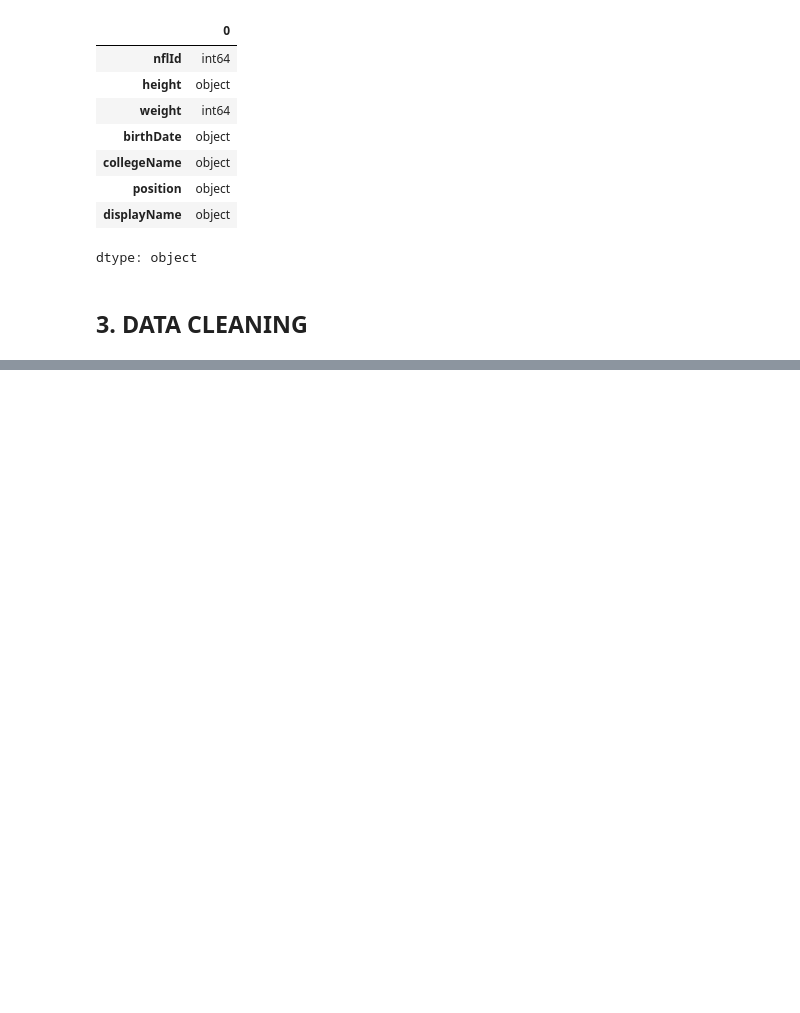
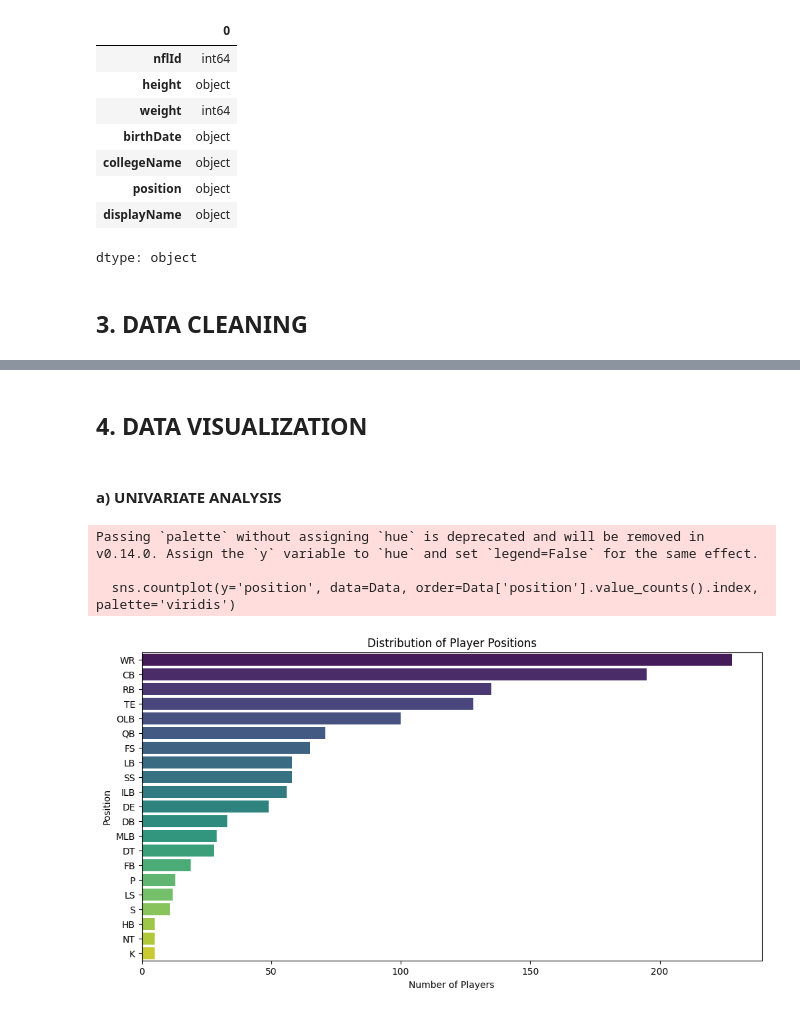
Before and after one commit to SylviaMwai/NFL-Players-Analytics-EDA-, a Jupyter notebook: NFL_Players_Analytics_(EDA).ipynb, the cells around one changed output, grey strips where cells are left out. Drawn from its saved outputs; the diff is of its cells as text; code cells hidden in the pictures; blank space fills up the shorter version.

```diff
--- a/NFL_Players_Analytics_(EDA).ipynb
+++ b/NFL_Players_Analytics_(EDA).ipynb
@@ -103,3 +103,7 @@ Data.dtypes
 dtype: object
 # %% [markdown]
 ## 3. DATA CLEANING
+# %%
+#Removing duplicates
+Data.drop_duplicates(inplace=True)
+Data.head(8)
@@ -105,0 +132,5 @@ dtype: object
+# %%
+#missing values for non-numerics
+#The lambda function applies the mode function to each non-numeric column and returns the most frequent value.
+Data.fillna(Data.select_dtypes(exclude=np.number).apply(lambda x: x.mode()[0]), inplace=True)
+Data.sample(10)
@@ -105,0 +198,16 @@ dtype: object
+# %%
+def height_to_inches(h):
+    try:
+        if '-' in str(h):  # feet-inches format
+            feet, inches = map(int, h.split('-'))
+            return feet * 12 + inches
+        else:
+            return int(h)  # already in inches
+    except:
+        return None
+
+# Replace 'height' column with cleaned inches
+Data['height'] = Data['height'].apply(height_to_inches)
+
+# Show result
+print(Data)
@@ -105,0 +248,4 @@ dtype: object
+# %% [markdown]
+## 4. DATA VISUALIZATION
+# %% [markdown]
+#### a) UNIVARIATE ANALYSIS
@@ -105,0 +255,13 @@ dtype: object
+# %%
+# Distribution of player positions
+plt.figure(figsize=(12, 6))
+sns.countplot(y='position', data=Data, order=Data['position'].value_counts().index, palette='viridis')
+plt.title('Distribution of Player Positions')
+plt.xlabel('Number of Players')
+plt.ylabel('Position')
+plt.show()
+# %% [output]
+Passing `palette` without assigning `hue` is deprecated and will be removed in v0.14.0. Assign the `y` variable to `hue` and set `legend=False` for the same effect.
+
+  sns.countplot(y='position', data=Data, order=Data['position'].value_counts().index, palette='viridis')
+[figure, added]
```
Also changed, not shown: parts of 17 cells of this notebook.
